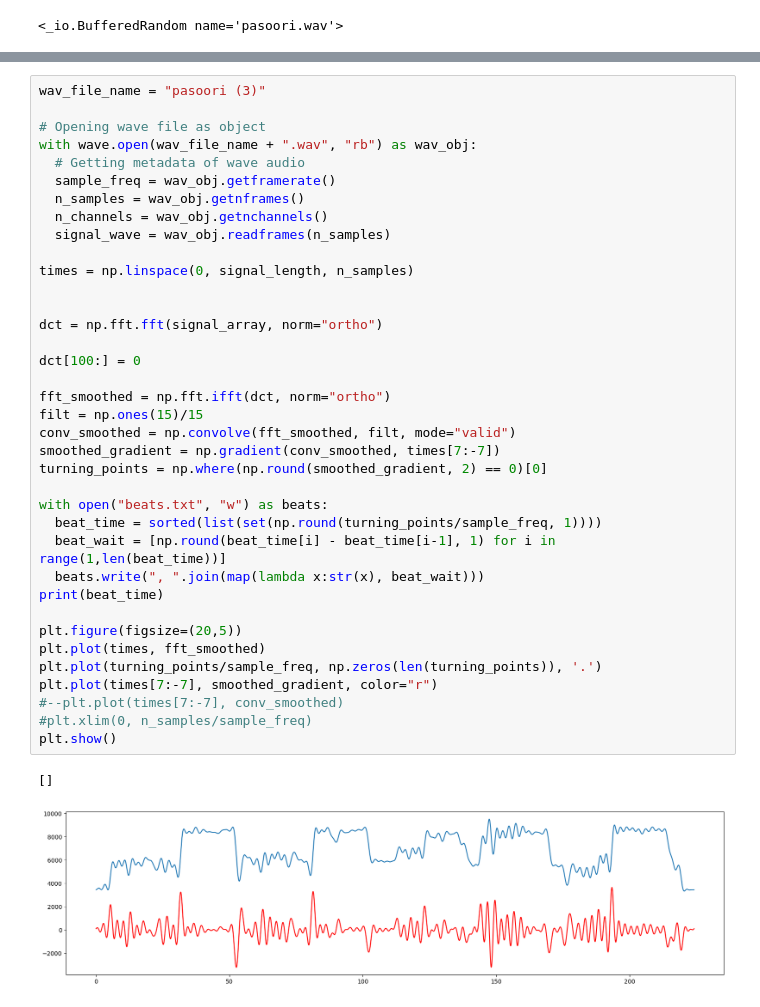
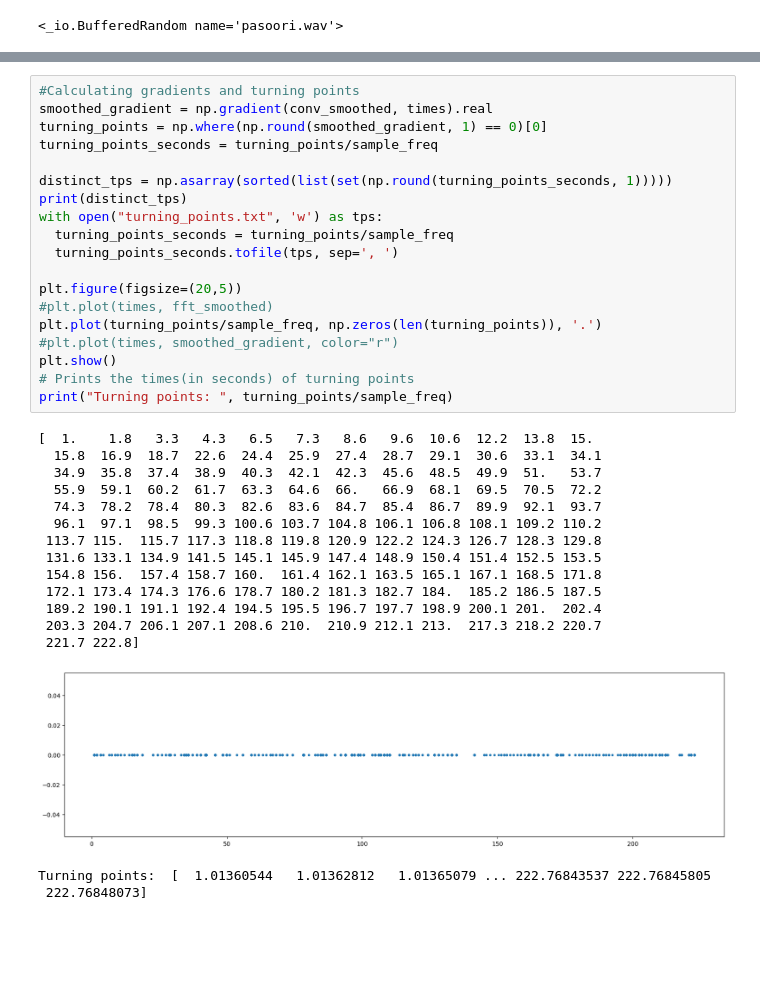
Before and after one commit to kaustubh-karthik/NEA_project, a Jupyter notebook: NEA_beat_algorithm.ipynb, the cells around one changed output, grey strips where cells are left out. Drawn from its saved outputs; the diff is of its cells as text; blank space fills up the shorter version.

```diff
--- a/NEA_beat_algorithm.ipynb
+++ b/NEA_beat_algorithm.ipynb
@@ -83,40 +98,36 @@ Turning points:  [  1.01360544   1.01362812   1.01365079 ... 222.76843537 222.76
-# %%
-wav_file_name = "pasoori (3)"
-
-# Opening wave file as object
-with wave.open(wav_file_name + ".wav", "rb") as wav_obj:
-  # Getting metadata of wave audio
-  sample_freq = wav_obj.getframerate()
-  n_samples = wav_obj.getnframes()
-  n_channels = wav_obj.getnchannels()
-  signal_wave = wav_obj.readframes(n_samples)
-
-times = np.linspace(0, signal_length, n_samples)
-
-
-dct = np.fft.fft(signal_array, norm="ortho")
-
-dct[100:] = 0
-
-fft_smoothed = np.fft.ifft(dct, norm="ortho")
-filt = np.ones(15)/15
-conv_smoothed = np.convolve(fft_smoothed, filt, mode="valid")
-smoothed_gradient = np.gradient(conv_smoothed, times[7:-7])
-turning_points = np.where(np.round(smoothed_gradient, 2) == 0)[0]
-
-with open("beats.txt", "w") as beats:
-  beat_time = sorted(list(set(np.round(turning_points/sample_freq, 1))))
-  beat_wait = [np.round(beat_time[i] - beat_time[i-1], 1) for i in range(1,len(beat_time))]
-  beats.write(", ".join(map(lambda x:str(x), beat_wait)))
-print(beat_time)
-
-plt.figure(figsize=(20,5))
-plt.plot(times, fft_smoothed)
-plt.plot(turning_points/sample_freq, np.zeros(len(turning_points)), '.')
-plt.plot(times[7:-7], smoothed_gradient, color="r")
-#--plt.plot(times[7:-7], conv_smoothed)
-#plt.xlim(0, n_samples/sample_freq)
-plt.show()
-# %% [output]
-[]
-[figure, removed]
+# %%
+#Calculating gradients and turning points
+smoothed_gradient = np.gradient(conv_smoothed, times).real
+turning_points = np.where(np.round(smoothed_gradient, 1) == 0)[0]
+turning_points_seconds = turning_points/sample_freq
+
+distinct_tps = np.asarray(sorted(list(set(np.round(turning_points_seconds, 1)))))
+print(distinct_tps)
+with open("turning_points.txt", 'w') as tps:
+  turning_points_seconds = turning_points/sample_freq
+  turning_points_seconds.tofile(tps, sep=', ')
+
+plt.figure(figsize=(20,5))
+#plt.plot(times, fft_smoothed)
+plt.plot(turning_points/sample_freq, np.zeros(len(turning_points)), '.')
+#plt.plot(times, smoothed_gradient, color="r")
+plt.show()
+# Prints the times(in seconds) of turning points
+print("Turning points: ", turning_points/sample_freq)
+# %% [output]
+[  1.    1.8   3.3   4.3   6.5   7.3   8.6   9.6  10.6  12.2  13.8  15.
+  15.8  16.9  18.7  22.6  24.4  25.9  27.4  28.7  29.1  30.6  33.1  34.1
+  34.9  35.8  37.4  38.9  40.3  42.1  42.3  45.6  48.5  49.9  51.   53.7
+  55.9  59.1  60.2  61.7  63.3  64.6  66.   66.9  68.1  69.5  70.5  72.2
+  74.3  78.2  78.4  80.3  82.6  83.6  84.7  85.4  86.7  89.9  92.1  93.7
+  96.1  97.1  98.5  99.3 100.6 103.7 104.8 106.1 106.8 108.1 109.2 110.2
+ 113.7 115.  115.7 117.3 118.8 119.8 120.9 122.2 124.3 126.7 128.3 129.8
+ 131.6 133.1 134.9 141.5 145.1 145.9 147.4 148.9 150.4 151.4 152.5 153.5
+ 154.8 156.  157.4 158.7 160.  161.4 162.1 163.5 165.1 167.1 168.5 171.8
+ 172.1 173.4 174.3 176.6 178.7 180.2 181.3 182.7 184.  185.2 186.5 187.5
+ 189.2 190.1 191.1 192.4 194.5 195.5 196.7 197.7 198.9 200.1 201.  202.4
+ 203.3 204.7 206.1 207.1 208.6 210.  210.9 212.1 213.  217.3 218.2 220.7
+ 221.7 222.8]
+[figure, added]
+Turning points:  [  1.01360544   1.01362812   1.01365079 ... 222.76843537 222.76845805
+ 222.76848073]
```
Also changed, not shown: parts of 3 cells of this notebook.
